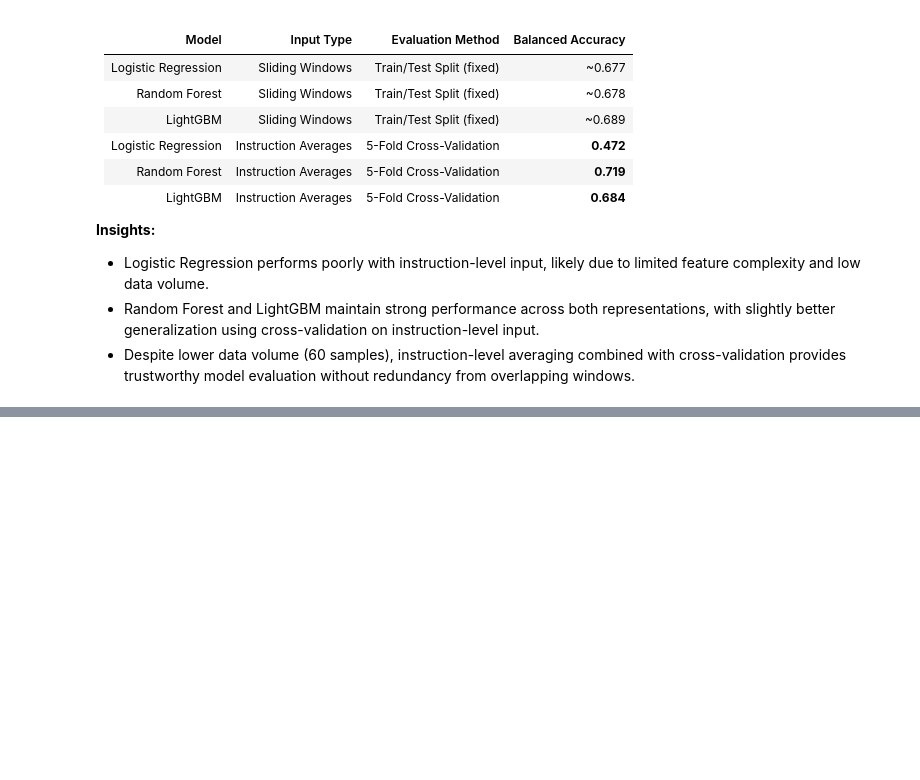
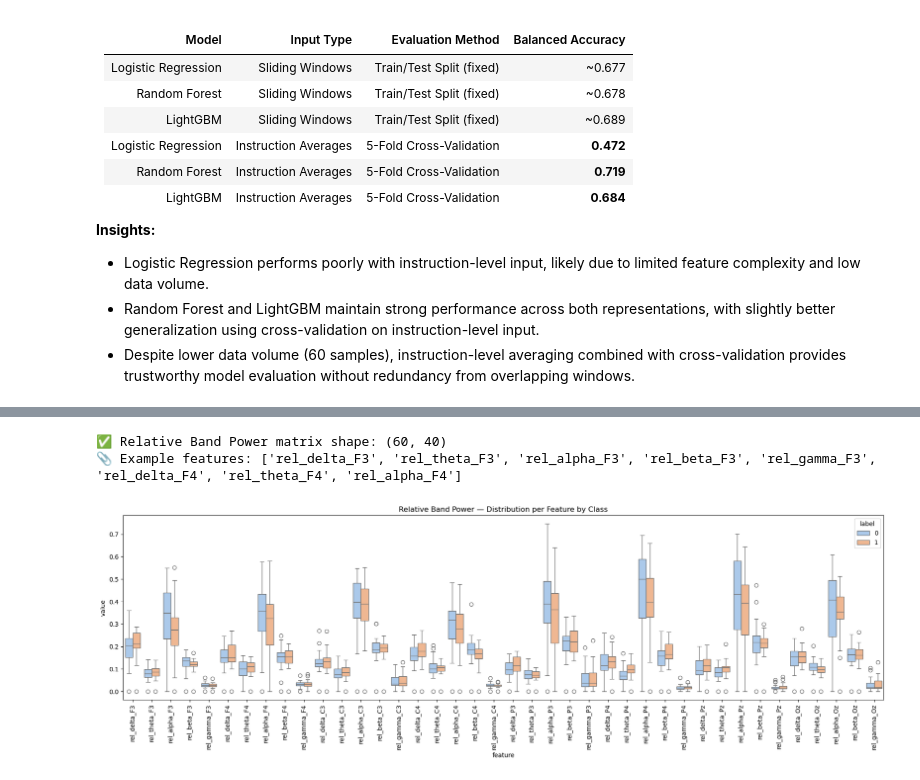
Before and after one commit to linalopes/creativity-in-vitro-eeg, a Jupyter notebook: notebooks/12_Lina_ses-03_task-sunimagery_ml-dl.ipynb, the cells around one changed output, grey strips where cells are left out. Cells and saved outputs as stored; diff of their text form; code cells hidden in the pictures; blank space fills up the shorter version.

```diff
--- a/notebooks/12_Lina_ses-03_task-sunimagery_ml-dl.ipynb
+++ b/notebooks/12_Lina_ses-03_task-sunimagery_ml-dl.ipynb
@@ -1649,0 +1863,66 @@ The table below compares the performance of classical machine learning models tr
+# %%
+from scipy.signal import welch
+import numpy as np
+import pandas as pd
+import matplotlib.pyplot as plt
+import seaborn as sns
+
+# Define frequency bands
+band_defs = {
+    'delta': (1, 4),
+    'theta': (4, 8),
+    'alpha': (8, 13),
+    'beta':  (13, 30),
+    'gamma': (30, 45),
+}
+
+sfreq = raw.info["sfreq"]
+
+# Output
+X_feat_B = []
+feature_names_B = []
+
+# --- Compute relative band power per segment ---
+for vec in instruction_segments:  # shape: (n_channels, n_samples)
+    band_powers = []
+    for ch_idx, ch_data in enumerate(vec):
+        f, Pxx = welch(ch_data, fs=sfreq, nperseg=min(256, ch_data.shape[-1]))
+
+        total_power = Pxx.sum()  # total power for normalization
+        for band_name, (fmin, fmax) in band_defs.items():
+            band_mask = (f >= fmin) & (f <= fmax)
+            if np.any(band_mask) and total_power > 0:
+                rel_power = Pxx[band_mask].sum() / total_power
+            else:
+                rel_power = 0.0  # safe fallback
+            band_powers.append(rel_power)
+            if len(X_feat_B) == 0:
+                feature_names_B.append(f"rel_{band_name}_{eeg_ch_names[ch_idx]}")
+    X_feat_B.append(band_powers)
+
+X_feat_B = np.array(X_feat_B)
+
+print("✅ Relative Band Power matrix shape:", X_feat_B.shape)
+print("📎 Example features:", feature_names_B[:8])
+
+# --- Create DataFrame for visualization ---
+df_relbp = pd.DataFrame(X_feat_B, columns=feature_names_B)
+df_relbp["label"] = y_instr  # from 5.1
+
+# Melt for seaborn
+df_melt_B = df_relbp.melt(id_vars="label", var_name="feature", value_name="value")
+
+# --- Plot boxplot ---
+plt.figure(figsize=(18, 6))
+sns.boxplot(
+    data=df_melt_B,
+    x="feature", y="value", hue="label", palette="pastel"
+)
+plt.xticks(rotation=90)
+plt.title("Relative Band Power — Distribution per Feature by Class")
+plt.tight_layout()
+plt.show()
+# %% [output]
+✅ Relative Band Power matrix shape: (60, 40)
+📎 Example features: ['rel_delta_F3', 'rel_theta_F3', 'rel_alpha_F3', 'rel_beta_F3', 'rel_gamma_F3', 'rel_delta_F4', 'rel_theta_F4', 'rel_alpha_F4']
+[figure, added]
```
Also changed, not shown: parts of 48 cells of this notebook, 1 other file.
